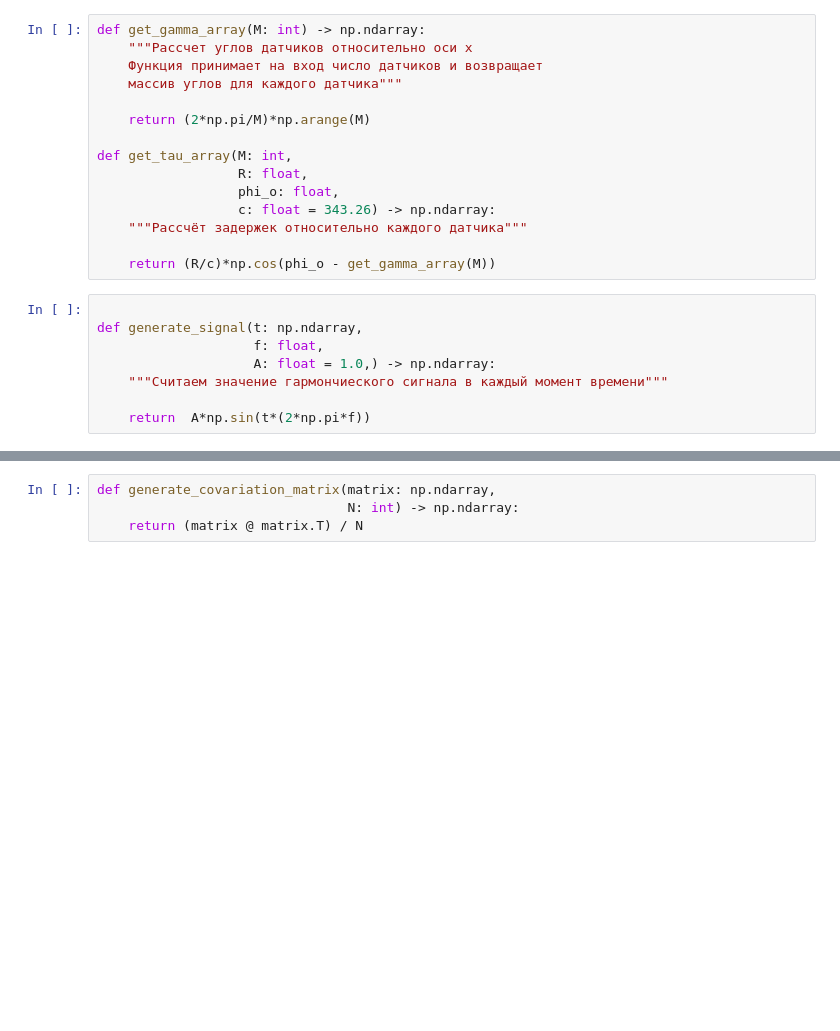
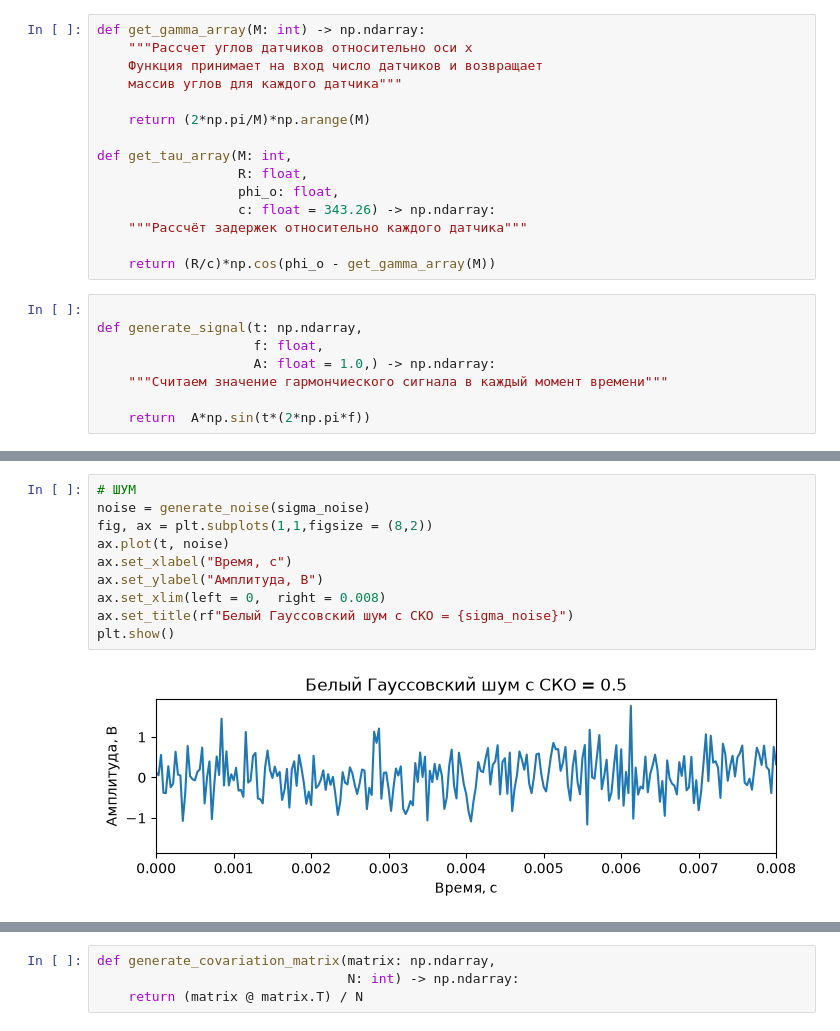
Before and after one commit to veitnemed/piling, a Jupyter notebook: notebook.ipynb, the cells around one changed output, grey strips where cells are left out. Saved outputs shown, nothing was run; the diff lists cells and outputs as text; blank space fills up the shorter version.

```diff
--- a/notebook.ipynb
+++ b/notebook.ipynb
@@ -43,0 +62,12 @@ def generate_signal(t: np.ndarray,
+# %%
+# ШУМ
+noise = generate_noise(sigma_noise)
+fig, ax = plt.subplots(1,1,figsize = (8,2))
+ax.plot(t, noise)
+ax.set_xlabel("Время, с")
+ax.set_ylabel("Амплитуда, В")
+ax.set_xlim(left = 0,  right = 0.008)
+ax.set_title(rf"Белый Гауссовский шум с СКО = {sigma_noise}")
+plt.show()
+# %% [output]
+[figure, added]
```
Also changed, not shown: parts of 8 cells of this notebook, 1 other file.
